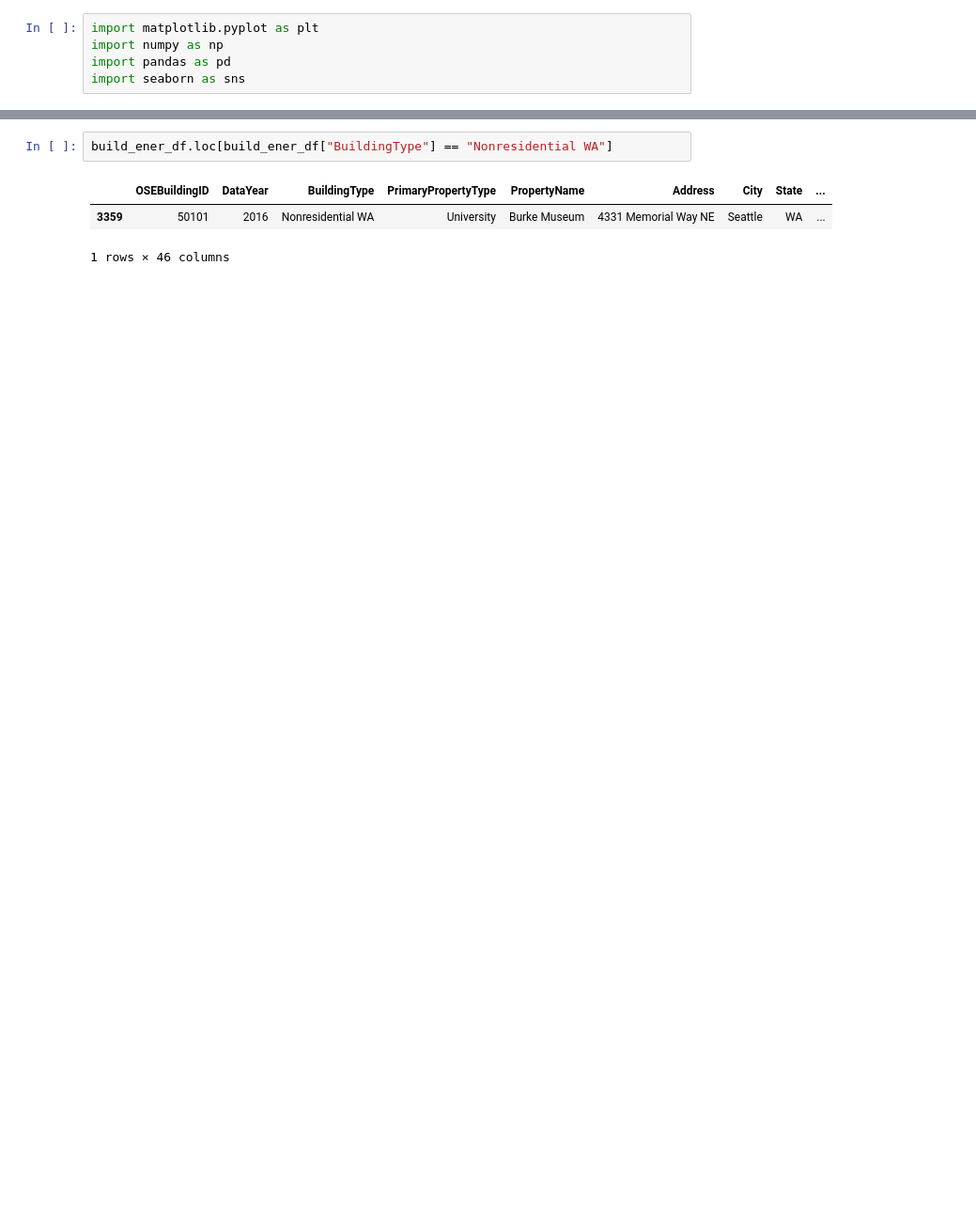
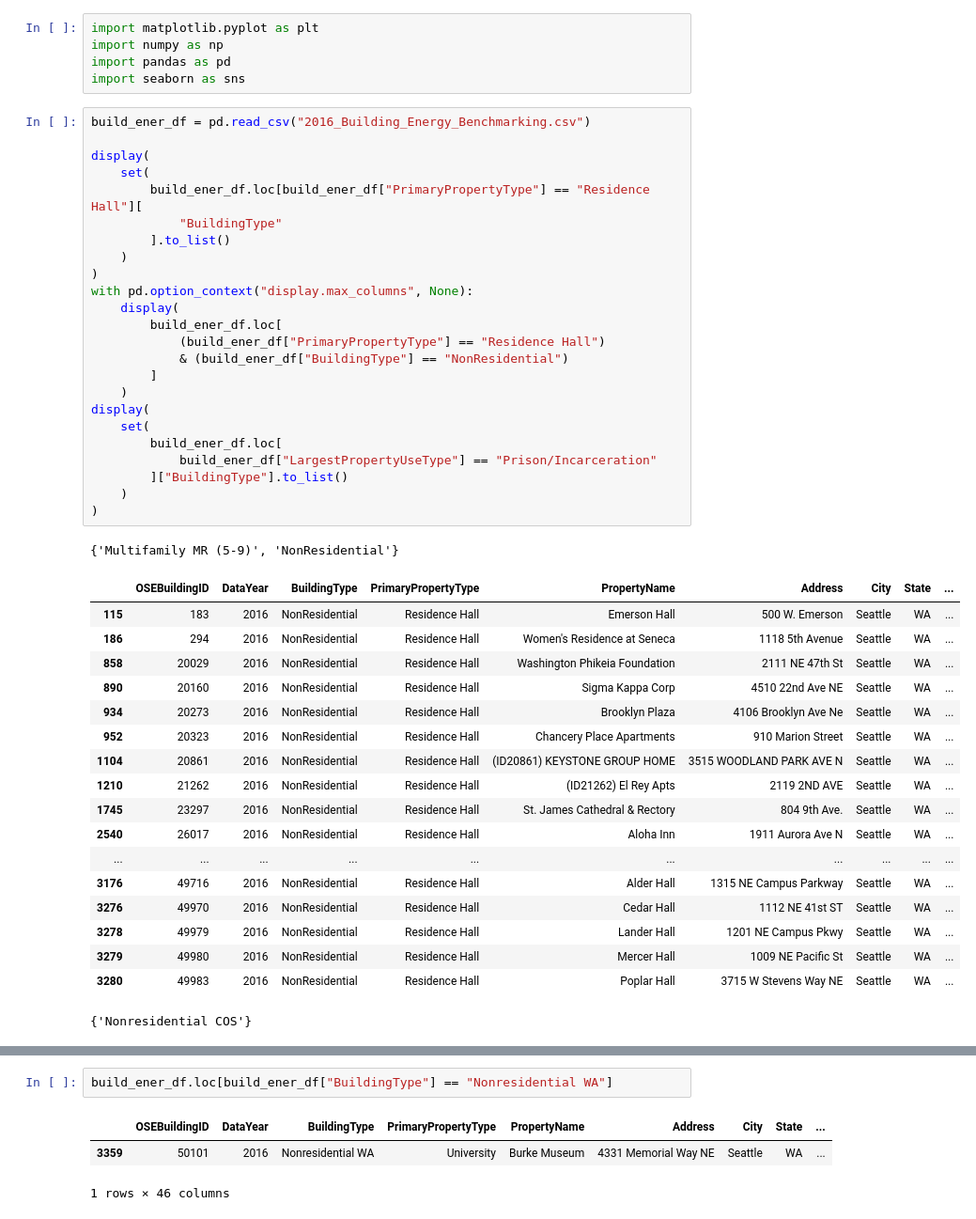
Before and after one commit to gabrielhermel/OC_DS_P4, a Jupyter notebook: Hermel_Gabriel_1_notebook_exploratoire_112022.ipynb, the cells around one changed output, grey strips where cells are left out. Shown: that part at 94% size. Cells and saved outputs as stored; diff of their text form; blank space fills up the shorter version.

```diff
--- a/Hermel_Gabriel_1_notebook_exploratoire_112022.ipynb
+++ b/Hermel_Gabriel_1_notebook_exploratoire_112022.ipynb
@@ -3,3 +3,47 @@ import matplotlib.pyplot as plt
 import numpy as np
 import pandas as pd
 import seaborn as sns
+# %%
+build_ener_df = pd.read_csv("2016_Building_Energy_Benchmarking.csv")
+
+display(
+    set(
+        build_ener_df.loc[build_ener_df["PrimaryPropertyType"] == "Residence Hall"][
+            "BuildingType"
+        ].to_list()
+    )
+)
+with pd.option_context("display.max_columns", None):
+    display(
+        build_ener_df.loc[
+            (build_ener_df["PrimaryPropertyType"] == "Residence Hall")
+            & (build_ener_df["BuildingType"] == "NonResidential")
+        ]
+    )
+display(
+    set(
+        build_ener_df.loc[
+            build_ener_df["LargestPropertyUseType"] == "Prison/Incarceration"
+        ]["BuildingType"].to_list()
+    )
+)
+# %% [output]
+{'Multifamily MR (5-9)', 'NonResidential'}
+|  | OSEBuildingID | DataYear | BuildingType | PrimaryPropertyType | PropertyName | Address | City | State | ... |
+| 115 | 183 | 2016 | NonResidential | Residence Hall | Emerson Hall | 500 W. Emerson | Seattle | WA | ... |
+| 186 | 294 | 2016 | NonResidential | Residence Hall | Women's Residence at Seneca | 1118 5th Avenue | Seattle | WA | ... |
+| 858 | 20029 | 2016 | NonResidential | Residence Hall | Washington Phikeia Foundation | 2111 NE 47th St | Seattle | WA | ... |
+| 890 | 20160 | 2016 | NonResidential | Residence Hall | Sigma Kappa Corp | 4510 22nd Ave NE | Seattle | WA | ... |
+| 934 | 20273 | 2016 | NonResidential | Residence Hall | Brooklyn Plaza | 4106 Brooklyn Ave Ne | Seattle | WA | ... |
+| 952 | 20323 | 2016 | NonResidential | Residence Hall | Chancery Place Apartments | 910 Marion Street | Seattle | WA | ... |
+| 1104 | 20861 | 2016 | NonResidential | Residence Hall | (ID20861) KEYSTONE GROUP HOME | 3515 WOODLAND PARK AVE N | Seattle | WA | ... |
+| 1210 | 21262 | 2016 | NonResidential | Residence Hall | (ID21262) El Rey Apts | 2119 2ND AVE | Seattle | WA | ... |
+| 1745 | 23297 | 2016 | NonResidential | Residence Hall | St. James Cathedral & Rectory | 804 9th Ave. | Seattle | WA | ... |
+| 2540 | 26017 | 2016 | NonResidential | Residence Hall | Aloha Inn | 1911 Aurora Ave N | Seattle | WA | ... |
+| ... | ... | ... | ... | ... | ... | ... | ... | ... | ... |
+| 3176 | 49716 | 2016 | NonResidential | Residence Hall | Alder Hall | 1315 NE Campus Parkway | Seattle | WA | ... |
+| 3276 | 49970 | 2016 | NonResidential | Residence Hall | Cedar Hall | 1112 NE 41st ST | Seattle | WA | ... |
+| 3278 | 49979 | 2016 | NonResidential | Residence Hall | Lander Hall | 1201 NE Campus Pkwy | Seattle | WA | ... |
+| 3279 | 49980 | 2016 | NonResidential | Residence Hall | Mercer Hall | 1009 NE Pacific St | Seattle | WA | ... |
+| 3280 | 49983 | 2016 | NonResidential | Residence Hall | Poplar Hall | 3715 W Stevens Way NE | Seattle | WA | ... |
+{'Nonresidential COS'}
```
Also changed, not shown: parts of 21 cells of this notebook, 1 other file.
